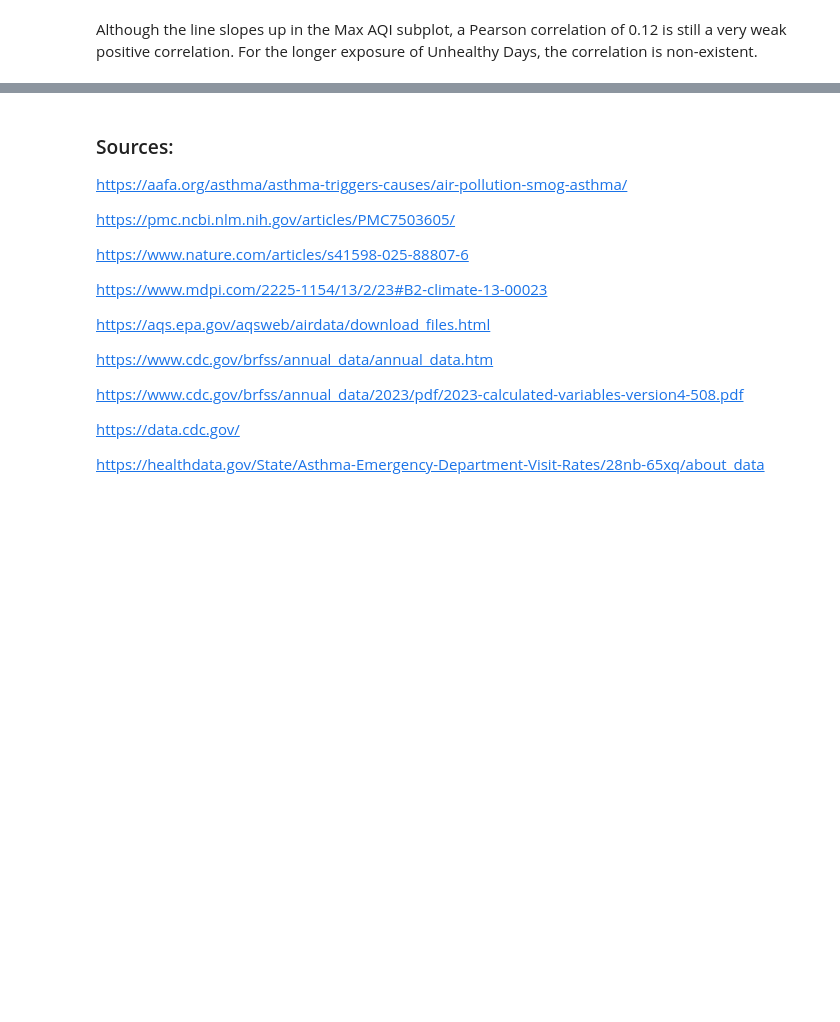
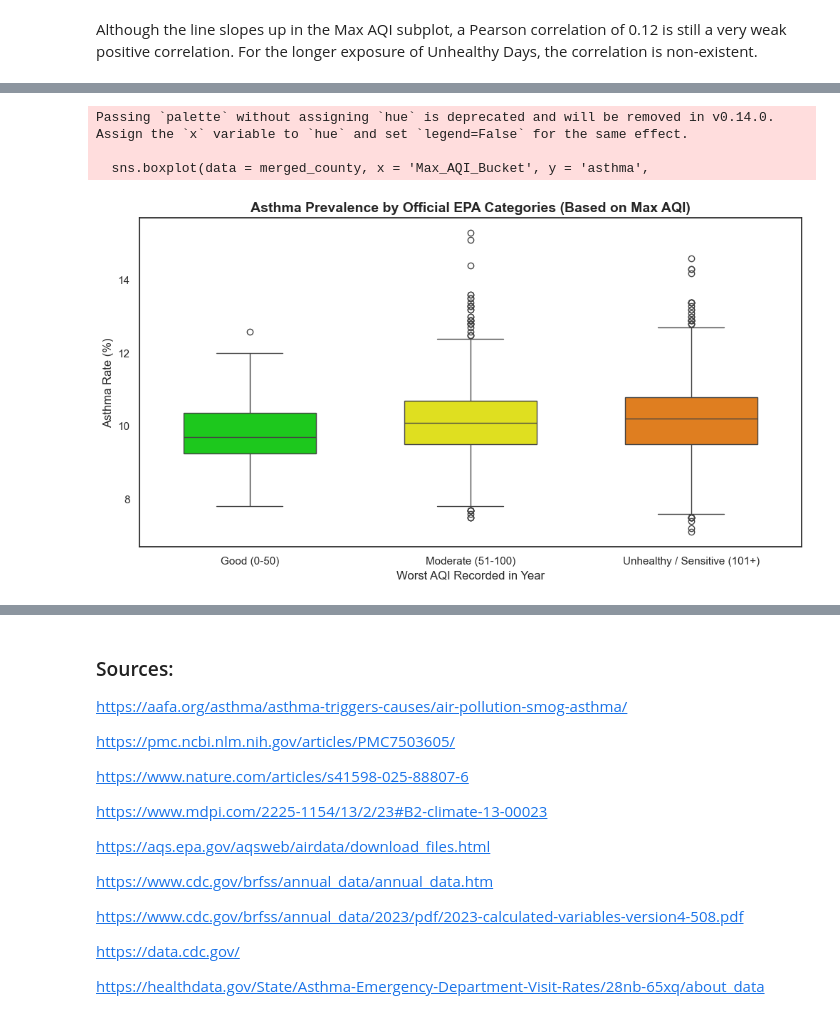
Before and after one commit to KalinaMarkova/data_science_course_project, a Jupyter notebook: The Impact of Air Pollution on Asthma A Regression Analysis.ipynb, the cells around one changed output, grey strips where cells are left out. Cells and saved outputs as stored; diff of their text form; code cells hidden in the pictures; blank space fills up the shorter version.

```diff
--- a/The Impact of Air Pollution on Asthma A Regression Analysis.ipynb
+++ b/The Impact of Air Pollution on Asthma A Regression Analysis.ipynb
@@ -1148,0 +1235,22 @@ Combined air quality metrics explain only 5.2% of the variance in asthma rates (
+# %%
+
+merged_county['Max_AQI_Bucket'] = pd.cut(
+    merged_county['Max AQI'],
+    bins = [0, 50, 100, 500],
+    labels = ['Good (0-50)', 'Moderate (51-100)', 'Unhealthy / Sensitive (101+)']
+)
+
+plt.figure(figsize = (12, 6))
+
+sns.boxplot(data = merged_county, x = 'Max_AQI_Bucket', y = 'asthma',
+            palette = ["#00e400", "#ffff00", "#ff7e00"], width = 0.6)
+
+plt.title("Asthma Prevalence by Official EPA Categories (Based on Max AQI)", fontsize = 14, fontweight = 'bold')
+plt.ylabel("Asthma Rate (%)")
+plt.xlabel("Worst AQI Recorded in Year")
+plt.show()
+# %% [output]
+Passing `palette` without assigning `hue` is deprecated and will be removed in v0.14.0. Assign the `x` variable to `hue` and set `legend=False` for the same effect.
+
+  sns.boxplot(data = merged_county, x = 'Max_AQI_Bucket', y = 'asthma',
+[figure, added]
```
Also changed, not shown: parts of 27 cells of this notebook.
